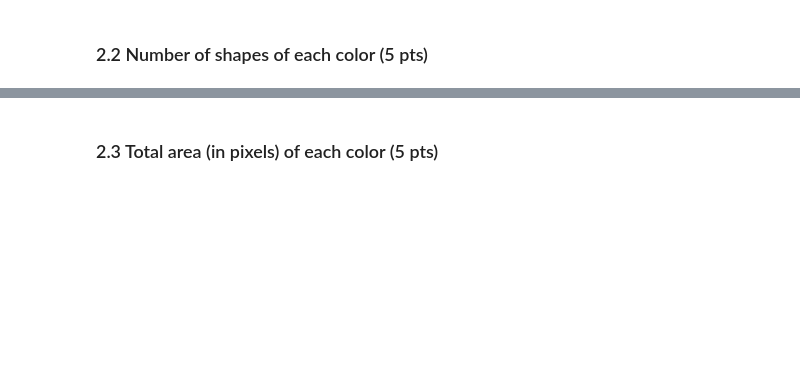
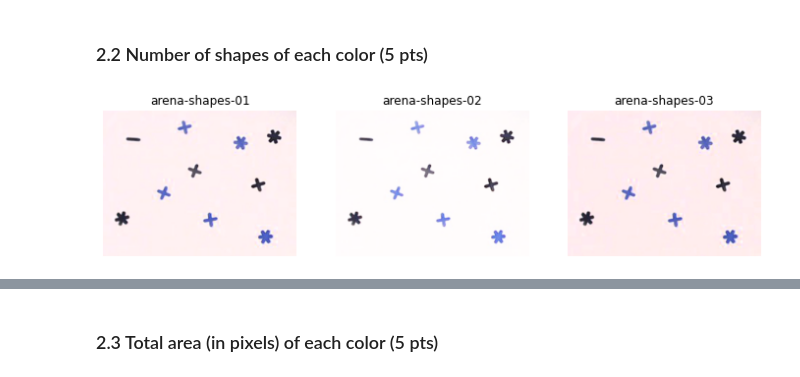
Before and after one commit to sjeanfavre/EPFL_MA4, a Jupyter notebook: IAPR/labs/lab_01_segmentation.ipynb, the cells around one changed output, grey strips where cells are left out. Drawn from its saved outputs; the diff is of its cells as text; code cells hidden in the pictures; blank space fills up the shorter version.

```diff
--- a/IAPR/labs/lab_01_segmentation.ipynb
+++ b/IAPR/labs/lab_01_segmentation.ipynb
@@ -128,0 +137,6 @@ plt.show()
+# %%
+# Convert images to HSV
+images_HSV = [cv.cvtColor(im, cv.COLOR_RGB2HSV) for im in images]
+# %%
+# Split the images into 3 channels
+hsv1,hsv2,hsv3 = [cv.split(im) for im in images_HSV]
@@ -128,0 +149,13 @@ plt.show()
+# %%
+images_HSV_rescaled = [cv.merge([hsv[0],hsv[1],hsv[2]]) for hsv in [hsv1,hsv2,hsv3]]
+images_RGB_rescaled = [cv.cvtColor(im, cv.COLOR_HSV2RGB) for im in images_HSV_rescaled]
+# %%
+# Plot images
+fig, axes = plt.subplots(1, 3, figsize=(12, 12))
+for ax, im, nm in zip(axes.ravel(), images_RGB_rescaled, im_names):
+    ax.imshow(im)
+    ax.axis('off')
+    ax.set_title(nm)
+plt.show()
+# %% [output]
+[figure, added]
```
Also changed, not shown: parts of 9 cells of this notebook, 8 other files.
